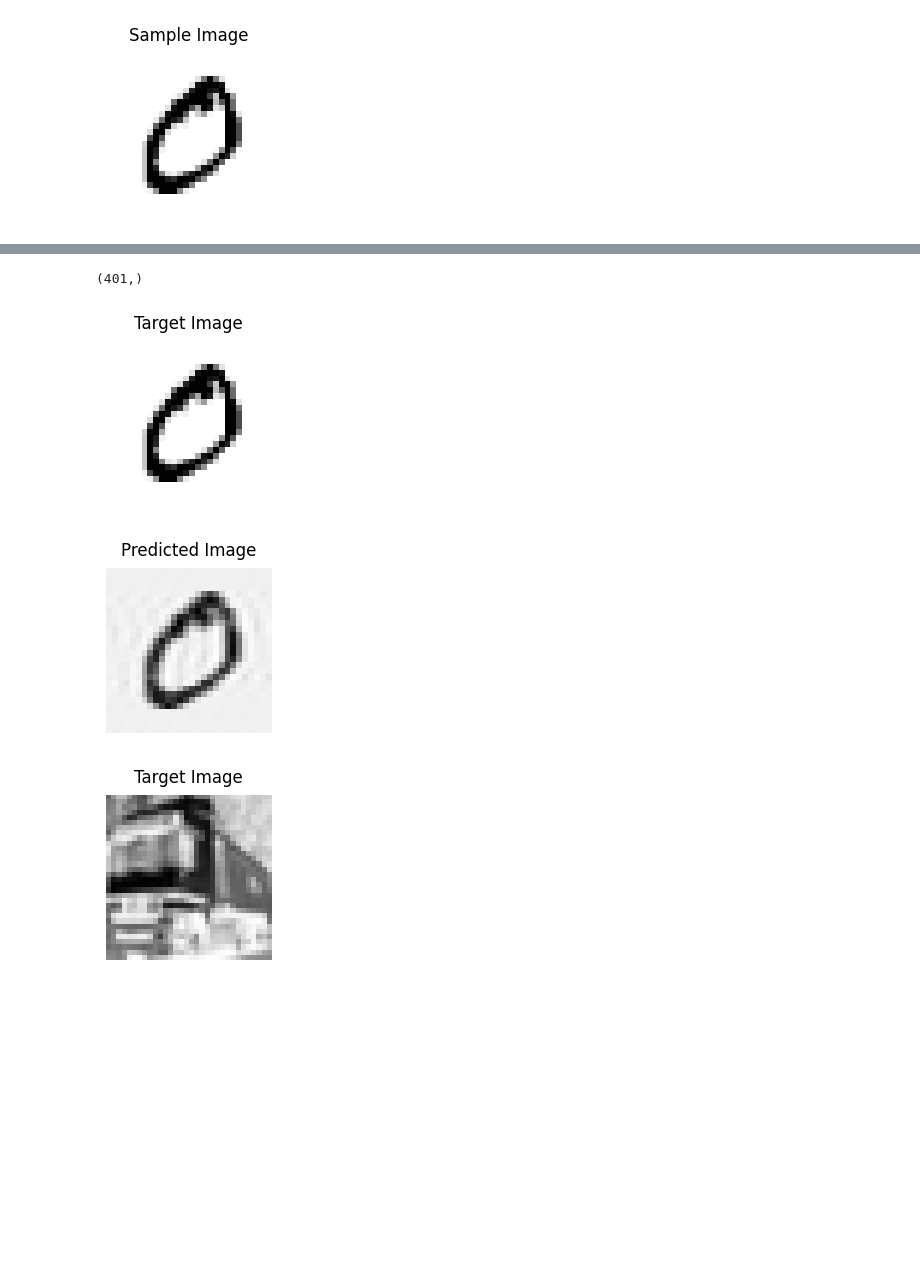
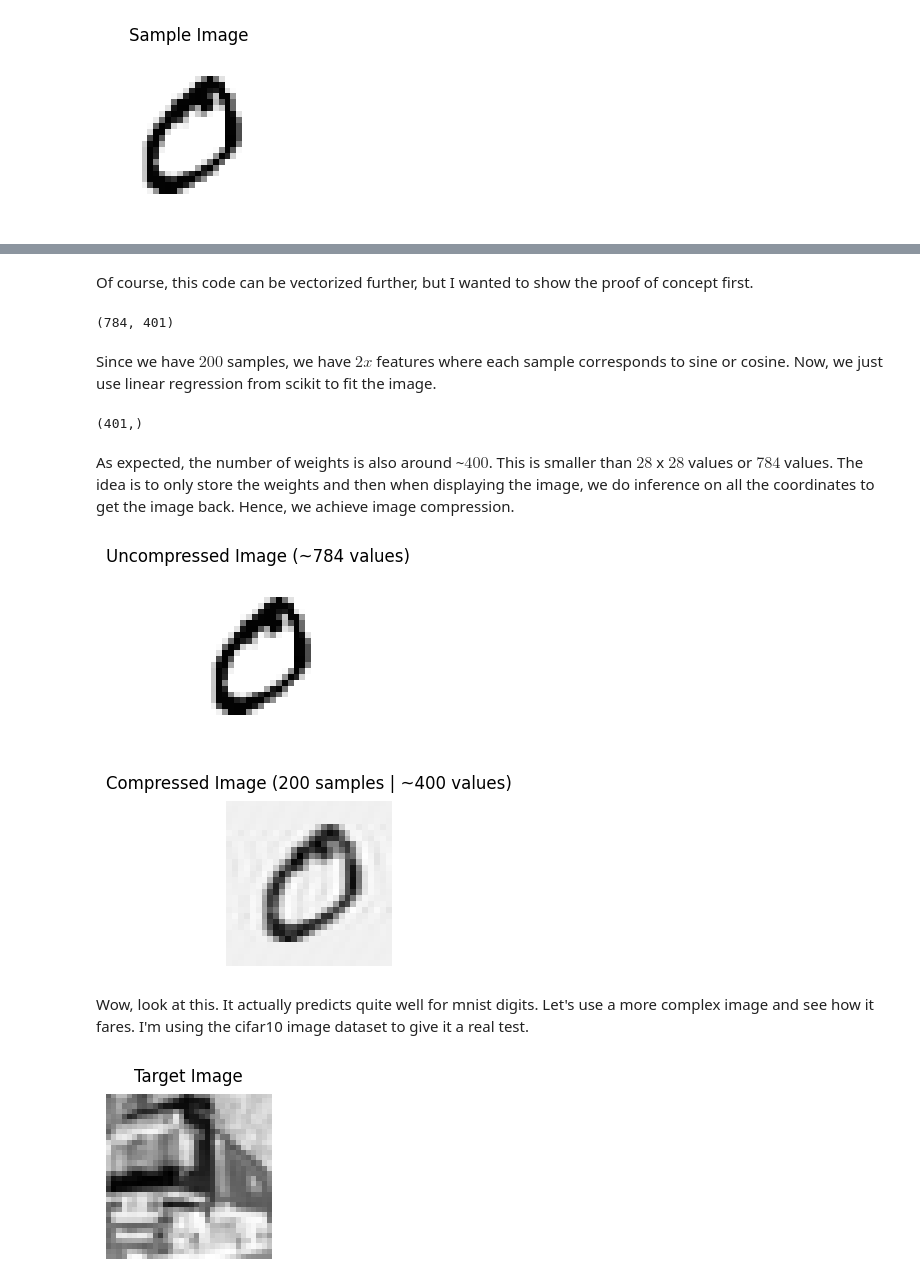
Before and after one commit to LoneCoder21/machine_learning, a Jupyter notebook: multi_linear_regression/fourier_compression.ipynb, the cells around one changed output, grey strips where cells are left out. Cells and saved outputs as stored; diff of their text form; code cells hidden in the pictures; blank space fills up the shorter version.

Commit message:
detailed explanation on image compression with fourier series

```diff
--- a/multi_linear_regression/fourier_compression.ipynb
+++ b/multi_linear_regression/fourier_compression.ipynb
@@ -79,10 +42,0 @@ plt.show()
-# %%
-xcoordinates_wave = np.array(xcoordinates)
-samples = 200
-# assuming the period is 1
-for i in range(samples):
-    wavefeatures_sin = np.sin(2 * np.pi * (i+1) * xcoordinates)
-    wavefeatures_cos = np.cos(2 * np.pi * (i+1) * xcoordinates)
-
-    xcoordinates_wave = np.hstack([xcoordinates_wave, wavefeatures_sin, wavefeatures_cos])
-print(xcoordinates_wave.shape)
@@ -91,26 +51,53 @@ print(xcoordinates_wave.shape)
+# %%
+def feature_engineer_wave(features, samples, period=1):
+    xcoordinates_wave = np.array(features)
+
+    for i in range(samples):
+        frequency = 2 * np.pi * (i+1) / period
+        wavefeatures_sin = np.sin(frequency * features)
+        wavefeatures_cos = np.cos(frequency * features)
+        # compute sin and cos for all coordinates as a vector
+
+        xcoordinates_wave = np.hstack([xcoordinates_wave, wavefeatures_sin, wavefeatures_cos])
+        # join the 2 new features vectors to the feature matrix
+
+    return xcoordinates_wave
+# %% [markdown]
+Of course, this code can be vectorized further, but I wanted to show the proof of concept first.
+# %%
+xcoordinates_wave = feature_engineer_wave(xcoordinates, 200)
+print(xcoordinates_wave.shape)
+# %% [output]
+(784, 401)
+# %% [markdown]
+Since we have $200$ samples, we have $2x$ features where each sample corresponds to sine or cosine. Now, we just use linear regression from scikit to fit the image.
 # %%
 reg = LinearRegression().fit(xcoordinates_wave, targetimage)
 predicted_image = reg.predict(xcoordinates_wave)
 print(reg.coef_.shape)
 # %% [output]
 (401,)
+# %% [markdown]
+As expected, the number of weights is also around ~$400$. This is smaller than $28$ x $28$ values or $784$ values. The idea is to only store the weights and then when displaying the image, we do inference on all the coordinates to get the image back. Hence, we achieve image compression.
 # %%
 fig, ax = plt.subplots(figsize=(2,2),layout="constrained")
 
 ax.imshow(targetimage.reshape((28,28)), interpolation='none', cmap=cm.Greys)
 ax.axis('off')
-plt.suptitle(f"Target Image")
+plt.suptitle(f"Uncompressed Image (~784 values)")
 plt.show()
 
 fig, ax = plt.subplots(figsize=(2,2),layout="constrained")
 
 ax.imshow(predicted_image.reshape((28,28)), interpolation='none', cmap=cm.Greys)
 ax.axis('off')
-plt.suptitle(f"Predicted Image")
+plt.suptitle(f"Compressed Image (200 samples | ~400 values)")
 plt.show()
 # %% [output]
-[figure, old version]
+[figure, new version]
-[figure, old version]
+[figure, new version]
+# %% [markdown]
+Wow, look at this. It actually predicts quite well for mnist digits. Let's use a more complex image and see how it fares. I'm using the cifar10 image dataset to give it a real test.
 # %%
 (train_images, train_labels), (test_images, test_labels) = tf.keras.datasets.cifar10.load_data()
 targetimage = train_images[1]
```
Also changed, not shown: parts of 31 cells of this notebook.
